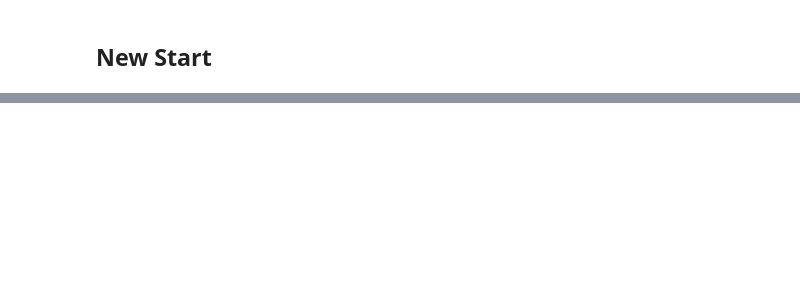
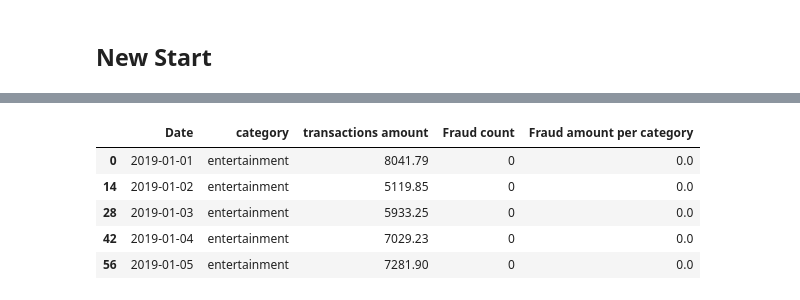
Before and after one commit to nogibjj/IDS706-Final_Project-Group2, a Jupyter notebook: EDA/streamlit.ipynb, the cells around one changed output, grey strips where cells are left out. Saved outputs shown, nothing was run; the diff lists cells and outputs as text; code cells hidden in the pictures; blank space fills up the shorter version.

```diff
--- a/EDA/streamlit.ipynb
+++ b/EDA/streamlit.ipynb
@@ -129,0 +110,2 @@ DeltaGenerator(_root_container=0, _provided_cursor=None, _parent=None, _block_ty
+# %%
+df2 = pd.read_csv('./Training cleaned/agg_daily_category_train_cleaned.csv')
@@ -129,0 +124,15 @@ DeltaGenerator(_root_container=0, _provided_cursor=None, _parent=None, _block_ty
+# %%
+category = st.selectbox("Select a category:", df2["category"].unique())
+
+# filter the dataframe to only include the selected category
+df3 = df2[df2["category"] == category]
+
+# create the chart using alt.Chart
+chart = alt.Chart(df3).mark_bar().encode(
+    x="category",
+    y="Fraud count",
+    color="category"
+)
+
+# display the chart in the streamlit app
+st.altair_chart(chart)
@@ -129,0 +275,9 @@ DeltaGenerator(_root_container=0, _provided_cursor=None, _parent=None, _block_ty
+# %%
+df3.head()
+# %% [output]
+|  | Date | category | transactions amount | Fraud count | Fraud amount per category |
+| 0 | 2019-01-01 | entertainment | 8041.79 | 0 | 0.0 |
+| 14 | 2019-01-02 | entertainment | 5119.85 | 0 | 0.0 |
+| 28 | 2019-01-03 | entertainment | 5933.25 | 0 | 0.0 |
+| 42 | 2019-01-04 | entertainment | 7029.23 | 0 | 0.0 |
+| 56 | 2019-01-05 | entertainment | 7281.90 | 0 | 0.0 |
```
Also changed, not shown: parts of 22 cells of this notebook, 1 other file.
